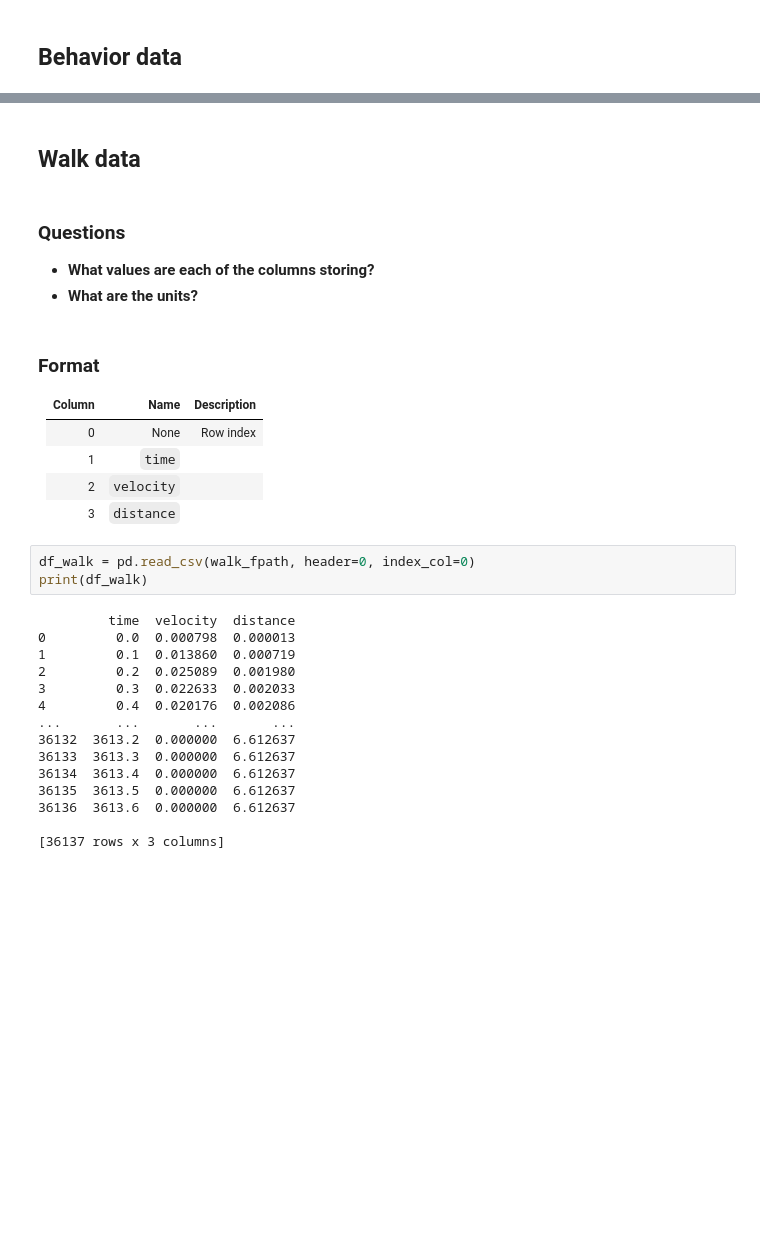
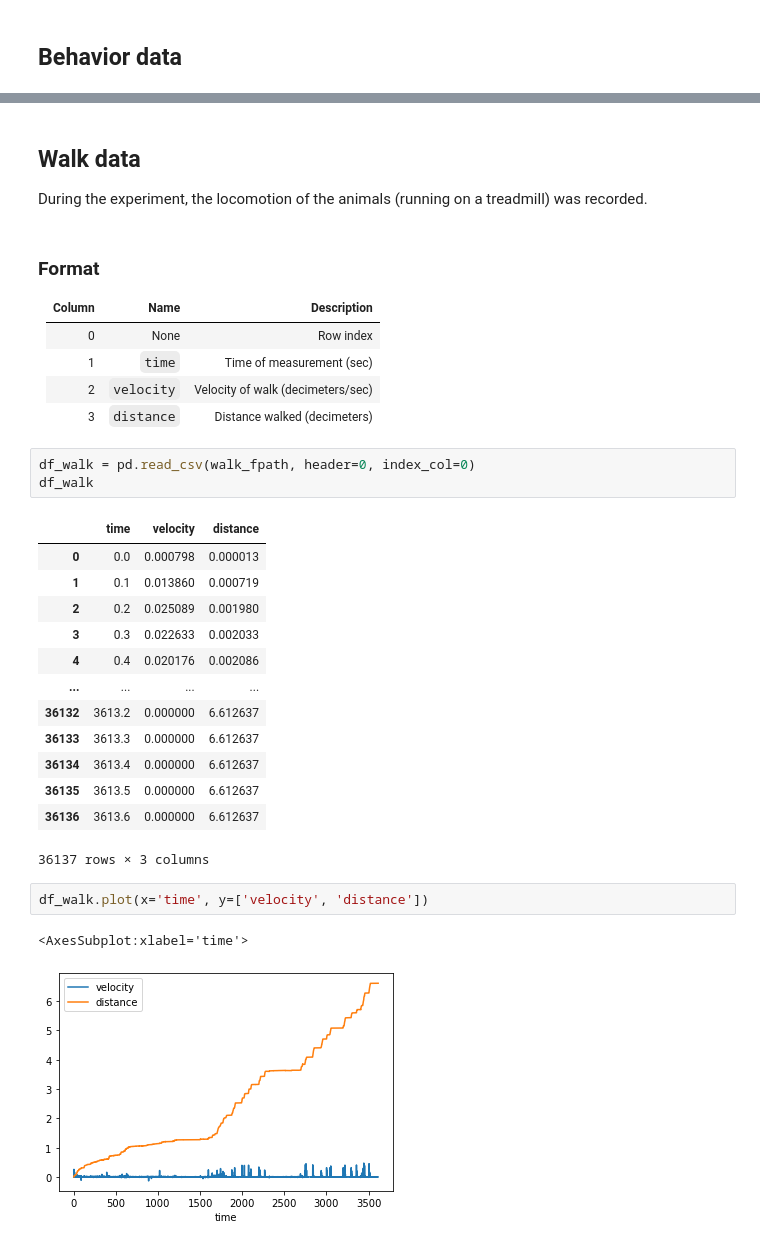
Before and after one commit to conormcgrory/brainstate_dm, a Jupyter notebook: notebooks/01_reimer_data.ipynb, the cells around one changed output, grey strips where cells are left out. Cells and saved outputs as stored; diff of their text form; blank space fills up the shorter version.

```diff
--- a/notebooks/01_reimer_data.ipynb
+++ b/notebooks/01_reimer_data.ipynb
@@ -159,34 +177,35 @@ print(df_pupil)
 # %% [markdown]
 ## Walk data
+
+During the experiment, the locomotion of the animals (running on a treadmill) was recorded.
-# %% [markdown]
-### Questions
-
-- **What values are each of the columns storing?**
-- **What are the units?**
 # %% [markdown]
 ### Format
 
-| Column | Name       | Description |
-|:-------|:-----------|:------------|
-| 0      | None       | Row index   |
-| 1      | `time`     |             |
-| 2      | `velocity` |             |
-| 3      | `distance` |             |
+| Column | Name       | Description                       |
+|:-------|:-----------|:----------------------------------|
+| 0      | None       | Row index                         |
+| 1      | `time`     | Time of measurement (sec)         |
+| 2      | `velocity` | Velocity of walk (decimeters/sec) |
+| 3      | `distance` | Distance walked (decimeters)      |
 # %%
 df_walk = pd.read_csv(walk_fpath, header=0, index_col=0)
-print(df_walk)
+df_walk
 # %% [output]
+|  | time | velocity | distance |
+| 0 | 0.0 | 0.000798 | 0.000013 |
+| 1 | 0.1 | 0.013860 | 0.000719 |
+| 2 | 0.2 | 0.025089 | 0.001980 |
+| 3 | 0.3 | 0.022633 | 0.002033 |
+| 4 | 0.4 | 0.020176 | 0.002086 |
+| ... | ... | ... | ... |
+| 36132 | 3613.2 | 0.000000 | 6.612637 |
+| 36133 | 3613.3 | 0.000000 | 6.612637 |
+| 36134 | 3613.4 | 0.000000 | 6.612637 |
+| 36135 | 3613.5 | 0.000000 | 6.612637 |
+| 36136 | 3613.6 | 0.000000 | 6.612637 |
-         time  velocity  distance
-0         0.0  0.000798  0.000013
-1         0.1  0.013860  0.000719
-2         0.2  0.025089  0.001980
-3         0.3  0.022633  0.002033
-4         0.4  0.020176  0.002086
-...       ...       ...       ...
-36132  3613.2  0.000000  6.612637
-36133  3613.3  0.000000  6.612637
-36134  3613.4  0.000000  6.612637
-36135  3613.5  0.000000  6.612637
-36136  3613.6  0.000000  6.612637
-
-[36137 rows x 3 columns]
+36137 rows × 3 columns
+# %%
+df_walk.plot(x='time', y=['velocity', 'distance'])
+# %% [output]
+<AxesSubplot:xlabel='time'>
+[figure, added]
```
Also changed, not shown: parts of 13 cells of this notebook.
